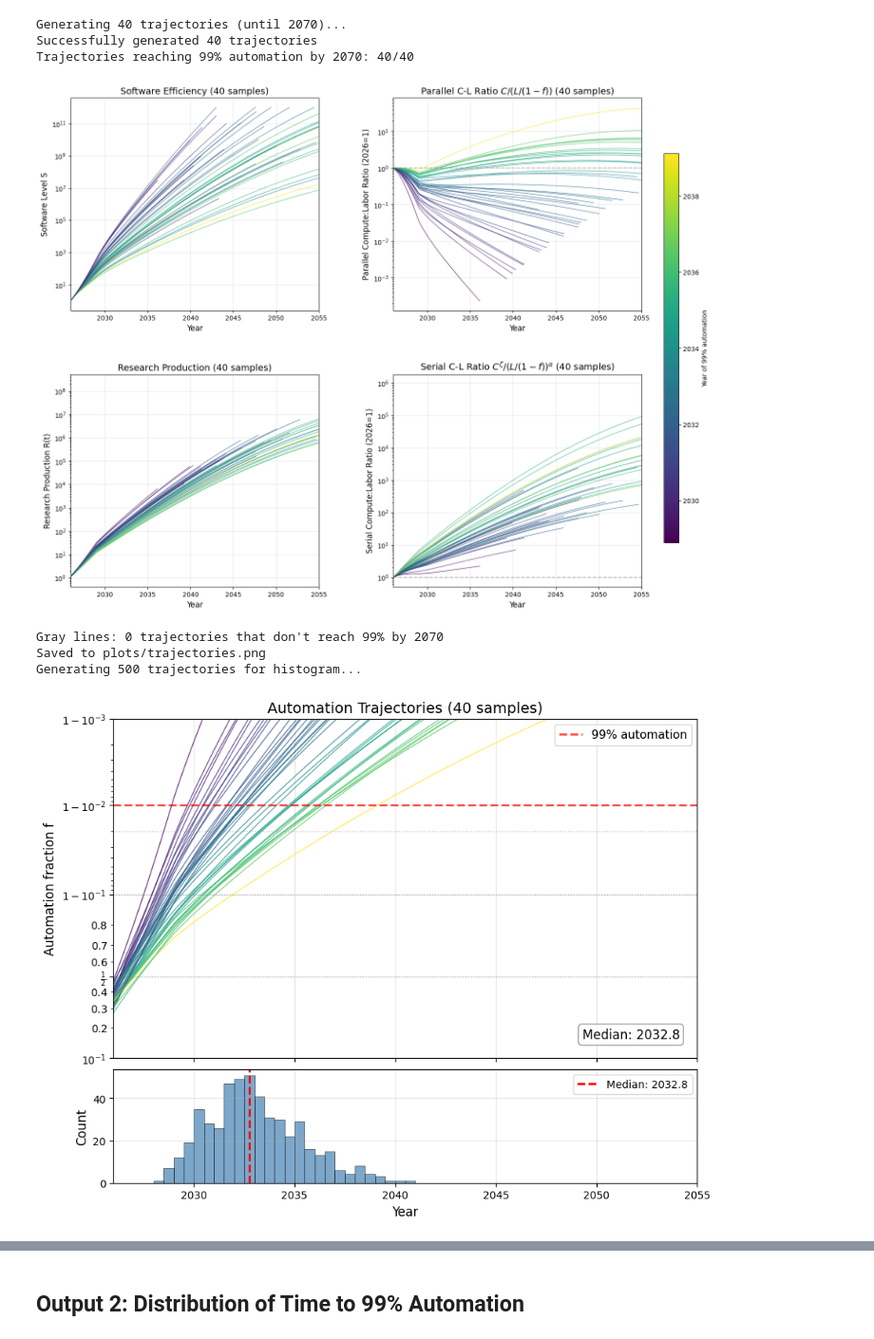
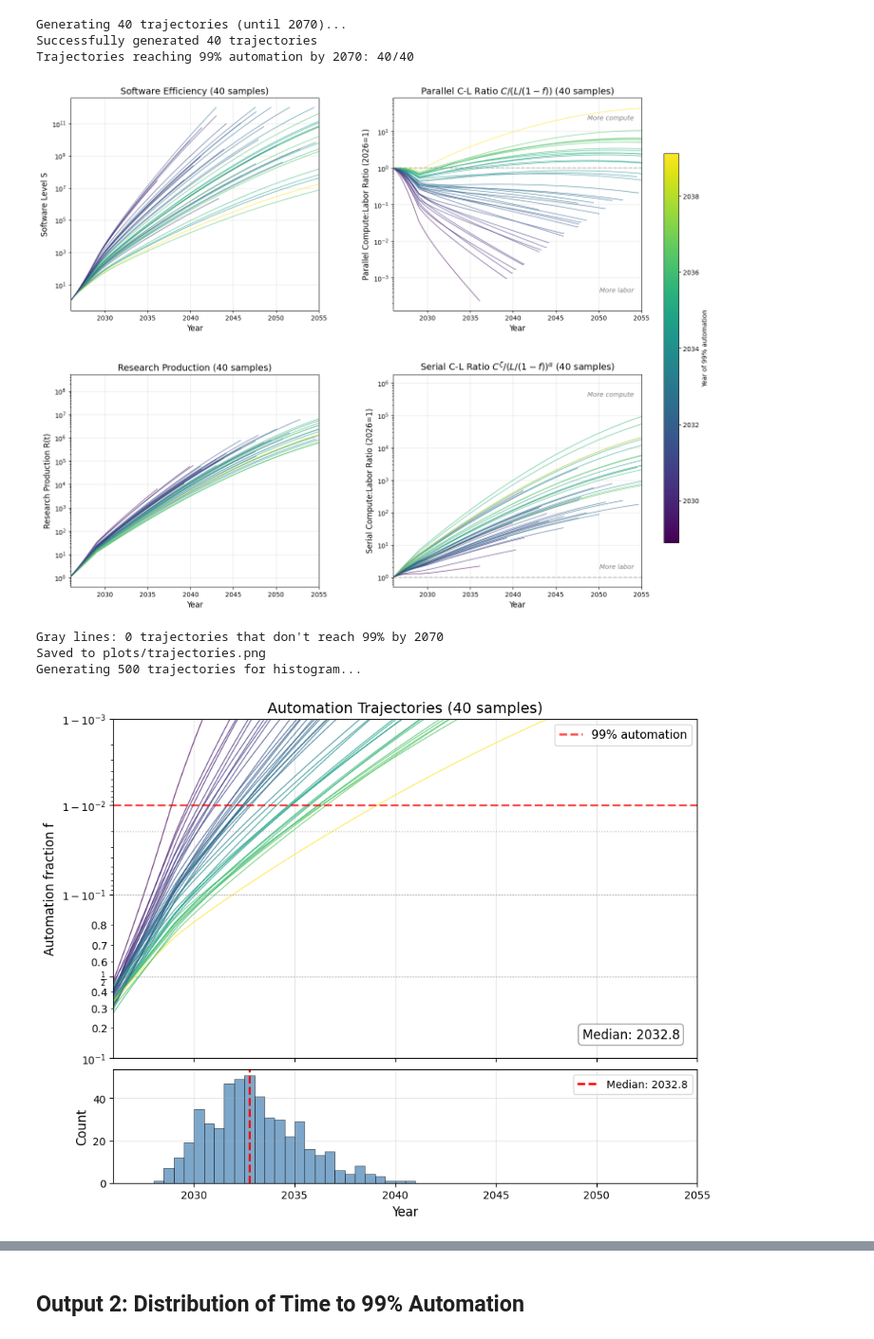
Before and after one commit to tkwa/ai-takeoff-model, a Jupyter notebook: takeoff_simulation.ipynb, the cells around one changed output, grey strips where cells are left out. Shown at 95% size. Drawn from its saved outputs; the diff is of its cells as text; code cells hidden in the pictures.

```diff
--- a/takeoff_simulation.ipynb
+++ b/takeoff_simulation.ipynb
@@ -601,6 +601,10 @@ axes[0, 1].set_title('Parallel C-L Ratio $C / (L/(1-f))$ (40 samples)', fontsize
 axes[0, 1].axhline(1, color='gray', linestyle='--', alpha=0.5)
 axes[0, 1].grid(True, alpha=0.3)
 axes[0, 1].set_xlim(YEAR_START, YEAR_PLOT_END)
+axes[0, 1].text(0.97, 0.92, 'More compute', transform=axes[0, 1].transAxes,
+                fontsize=10, ha='right', va='top', color='gray', style='italic')
+axes[0, 1].text(0.97, 0.08, 'More labor', transform=axes[0, 1].transAxes,
+                fontsize=10, ha='right', va='bottom', color='gray', style='italic')
 
 # Bottom left: R(t)
 axes[1, 0].set_xlabel('Year', fontsize=12)
@@ -618,6 +622,10 @@ axes[1, 1].set_title('Serial C-L Ratio $C^\\zeta / (L/(1-f))^\\alpha$ (40 sample
 axes[1, 1].axhline(1, color='gray', linestyle='--', alpha=0.5)
 axes[1, 1].grid(True, alpha=0.3)
 axes[1, 1].set_xlim(YEAR_START, YEAR_PLOT_END)
+axes[1, 1].text(0.97, 0.92, 'More compute', transform=axes[1, 1].transAxes,
+                fontsize=10, ha='right', va='top', color='gray', style='italic')
+axes[1, 1].text(0.97, 0.08, 'More labor', transform=axes[1, 1].transAxes,
+                fontsize=10, ha='right', va='bottom', color='gray', style='italic')
 
 # Add colorbar in dedicated space on the right
 sm = plt.cm.ScalarMappable(cmap=cmap, norm=plt.Normalize(vmin=t_min, vmax=t_max))
@@ -657,34 +665,34 @@ ax_f.set_ylim(0.1, 0.999)
 ax_f.axhline(0.5, color='gray', linestyle=':', alpha=0.5, linewidth=1)
 ax_f.axhline(0.9, color='gray', linestyle=':', alpha=0.5, linewidth=1)
 ax_f.axhline(0.98, color='gray', linestyle=':', alpha=0.5, linewidth=1)
 ax_f.axhline(0.99, color='red', linestyle='--', alpha=0.7, linewidth=2, label='99% automation')
 ax_f.legend(fontsize=11)
 ax_f.grid(True, alpha=0.3)
 ax_f.set_xlim(YEAR_START, YEAR_PLOT_END)
 ax_f.tick_params(labelbottom=False)  # hide x tick labels on top panel
 
 # Median label on top panel
 ax_f.text(0.97, 0.05, f'Median: {median_99:.1f}', transform=ax_f.transAxes,
           fontsize=12, ha='right', va='bottom',
           bbox=dict(boxstyle='round,pad=0.3', facecolor='white', edgecolor='gray', alpha=0.8))
 
 # Histogram bottom panel (500 trajectories)
 ax_hist.hist(times_to_99_hist, bins=np.arange(2027, YEAR_PLOT_END + 0.5, 0.5),
              edgecolor='black', linewidth=0.5, alpha=0.7, color='steelblue')
 ax_hist.axvline(median_99, color='red', linestyle='--', linewidth=2,
                 label=f'Median: {median_99:.1f}')
 ax_hist.set_xlabel('Year', fontsize=12)
 ax_hist.set_ylabel('Count', fontsize=12)
 ax_hist.legend(fontsize=10)
 ax_hist.grid(True, alpha=0.3)
 ax_hist.set_xlim(YEAR_START, YEAR_PLOT_END)
 
 plt.tight_layout()
 fig2.savefig('plots/automation.png', dpi=150, bbox_inches='tight')
 plt.show()
 print(f"Saved to plots/automation.png")
 # %% [output]
-[figure, old version]
+[figure, new version]
 Gray lines: 0 trajectories that don't reach 99% by 2070
 Saved to plots/trajectories.png
 Generating 500 trajectories for histogram...
```
Also changed, not shown: 2 other files.
